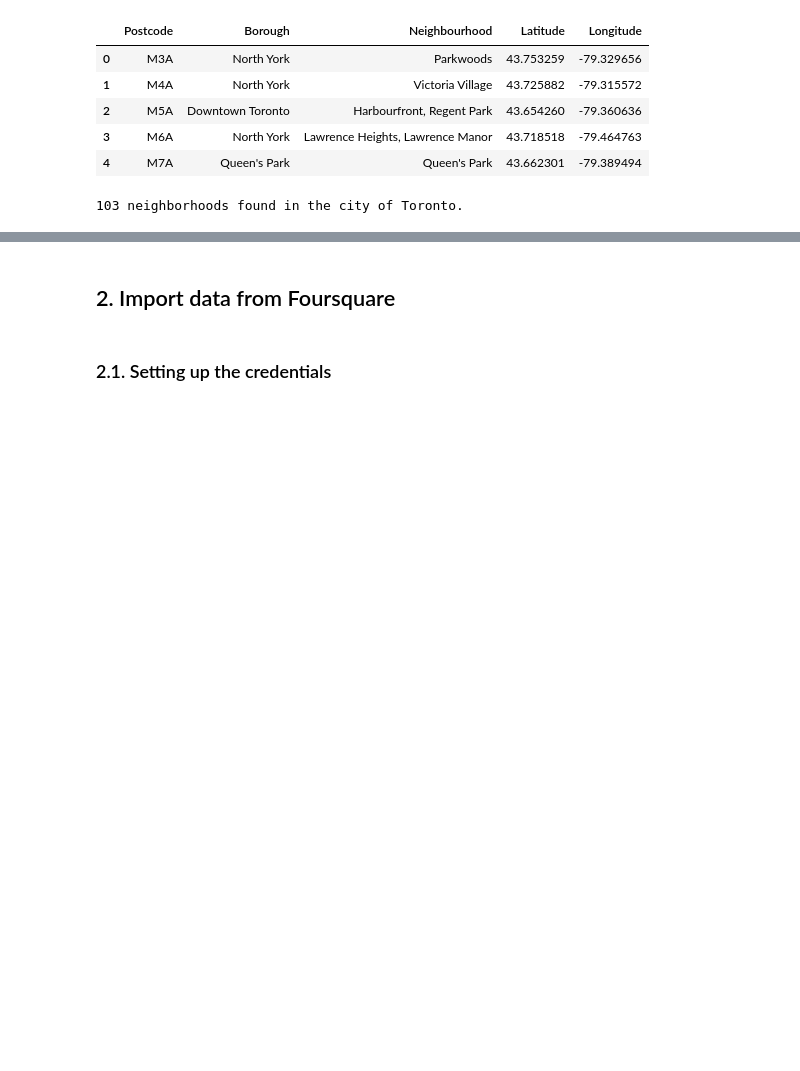
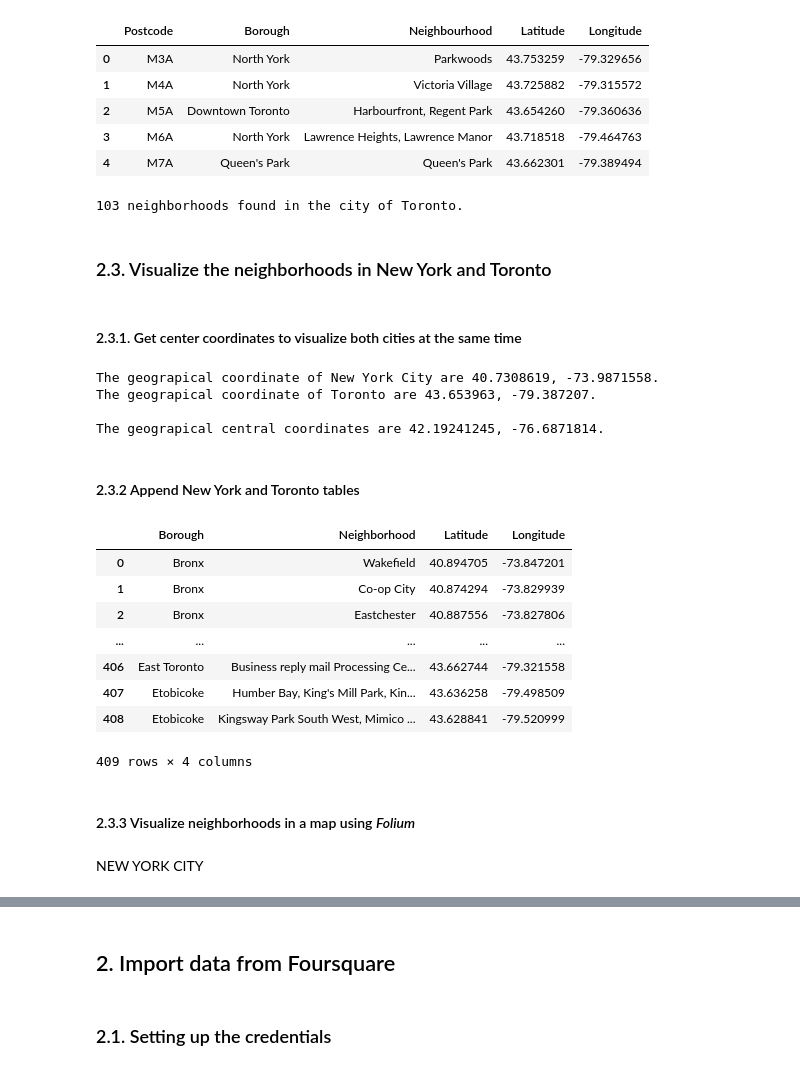
Before and after one commit to Haroldov/Coursera_Capstone, a Jupyter notebook: CAPP.ipynb, the cells around one changed output, grey strips where cells are left out. Cells and saved outputs as stored; diff of their text form; code cells hidden in the pictures; blank space fills up the shorter version.

```diff
--- a/CAPP.ipynb
+++ b/CAPP.ipynb
@@ -42,10 +45,7 @@ Loading data...
 # %%
 neighborhoods_ny = pd.DataFrame(columns = ['Borough', 'Neighborhood', 'Latitude', 'Longitude'])
 for data in newyork_data['features']:
-    borough = neighborhood_name = data['properties']['borough'] Data downloaded!
-Loading data...
-
-...data loaded succesfully!
+    borough = neighborhood_name = data['properties']['borough']
     neighborhood_name = data['properties']['name']
 
     neighborhood_latlon = data['geometry']['coordinates']
@@ -115,2 +115,53 @@ print("\n{} neighborhoods found in the city of Toronto.".format(df.shape[0]))
 # %% [output]
 103 neighborhoods found in the city of Toronto.
+# %% [markdown]
+### 2.3. Visualize the neighborhoods in New York and Toronto
+# %% [markdown]
+#### 2.3.1. Get center coordinates to visualize both cities at the same time
+# %%
+address = 'New York City, NY'
+
+geolocator = Nominatim(user_agent="my-application")
+location = geolocator.geocode(address)
+ny_latitude = location.latitude
+ny_longitude = location.longitude
+print('The geograpical coordinate of New York City are {}, {}.'.format(ny_latitude, ny_longitude))
+
+address = 'Toronto'
+
+location = geolocator.geocode(address)
+to_latitude = location.latitude
+to_longitude = location.longitude
+print('The geograpical coordinate of Toronto are {}, {}.'.format(to_latitude, to_longitude))
+
+centerLatitude = (ny_latitude + to_latitude)/2
+centerLongitude = (ny_longitude + to_longitude)/2
+
+print('\nThe geograpical central coordinates are {}, {}.'.format(centerLatitude, centerLongitude))
+# %% [output]
+The geograpical coordinate of New York City are 40.7308619, -73.9871558.
+The geograpical coordinate of Toronto are 43.653963, -79.387207.
+
+The geograpical central coordinates are 42.19241245, -76.6871814.
+# %% [markdown]
+#### 2.3.2 Append New York and Toronto tables
+# %%
+tmp = neighborhoods_to.drop("Postcode",axis = 1)
+tmp.rename(columns = {"Neighbourhood":"Neighborhood"}, inplace = True)
+df = neighborhoods_ny.append(tmp, True).reset_index(drop = True)
+pd.set_option('max_rows', 6)
+df
+# %% [output]
+|  | Borough | Neighborhood | Latitude | Longitude |
+| 0 | Bronx | Wakefield | 40.894705 | -73.847201 |
+| 1 | Bronx | Co-op City | 40.874294 | -73.829939 |
+| 2 | Bronx | Eastchester | 40.887556 | -73.827806 |
+| ... | ... | ... | ... | ... |
+| 406 | East Toronto | Business reply mail Processing Ce... | 43.662744 | -79.321558 |
+| 407 | Etobicoke | Humber Bay, King's Mill Park, Kin... | 43.636258 | -79.498509 |
+| 408 | Etobicoke | Kingsway Park South West, Mimico ... | 43.628841 | -79.520999 |
+409 rows × 4 columns
+# %% [markdown]
+#### 2.3.3 Visualize neighborhoods in a map using *Folium*
+# %% [markdown]
+NEW YORK CITY
```
Also changed, not shown: parts of 6 cells of this notebook.
